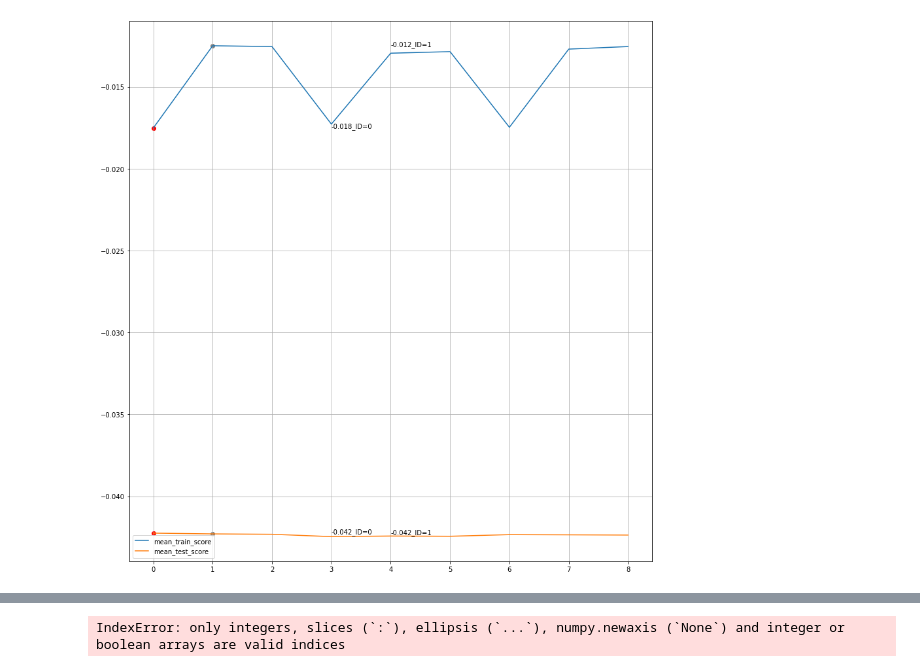
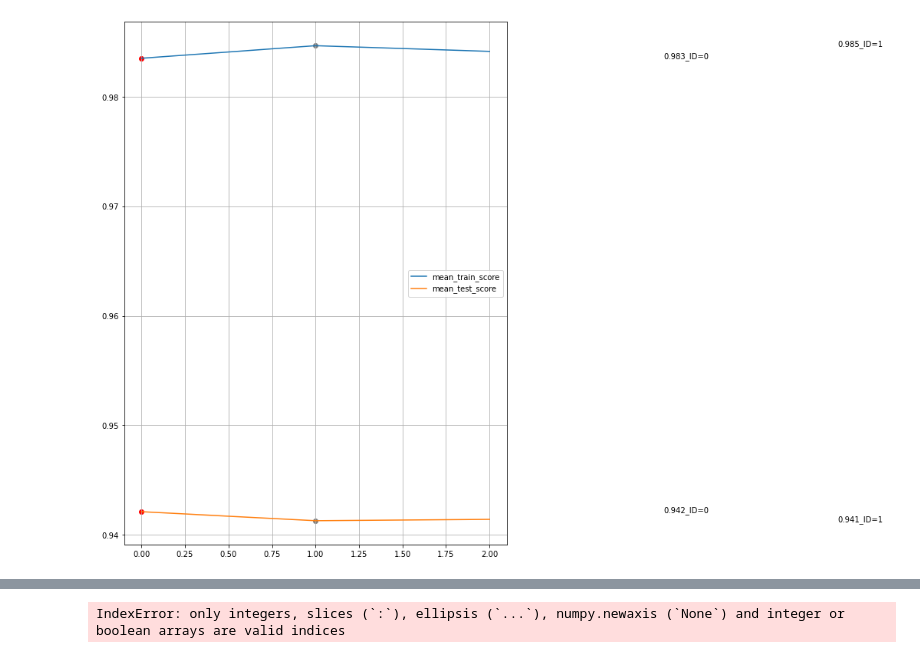
Before and after one commit to OviOvocny/dr-playground, a Jupyter notebook: Radek-Playground.ipynb, the cells around one changed output, grey strips where cells are left out. Drawn from its saved outputs; the diff is of its cells as text; code cells hidden in the pictures.

```diff
--- a/Radek-Playground.ipynb
+++ b/Radek-Playground.ipynb
@@ -134,26 +131,27 @@ from sklearn.model_selection import cross_val_score
 from xgboost import XGBClassifier
 
 params = {
-    "eta": 0.15,
+    "eta": 0.21,
     "objective": "binary:logistic",
     "tree_method": "gpu_hist",
-    #"predictor": "gpu_predictor"
+    "predictor": "gpu_predictor",
+
+    "max_depth": 9,
+    "min_child_weight": 2,
+    "sampling_method": "gradient_based",
+    "subsample": 0.6,
+    "gamma": 0.19,
+    "grow_policy": "depthwise",
+    "max_bin": 2048,
+    "lambda": 1.0,
+    "alpha": 0.0,
+    "n_estimators": 300
 }
-trees = 250
 
 clf = XGBClassifier(**params)
 
 grid = {
-    "max_depth": [9],
-    "min_child_weight": [2],
-    "sampling_method": ["gradient_based"],
-    "subsample": [0.6],
-    "gamma": [0.1],
-    "grow_policy": ["lossguide"],
-    "max_bin": [512],
-    "n_estimators": [240, 350, 500],
-    "lambda": [1.0],
-    "alpha": [0.0]
+    "lambda": [1.0, 1.05, 1.1],
 }
 
 cv = StratifiedKFold(n_splits=5, shuffle=True, random_state=7)
@@ -162,7 +160,8 @@ grid_search = GridSearchCV(estimator=clf,
                            param_grid=grid,
                            #n_jobs=-1,
                            cv=cv,
-                           scoring='neg_log_loss',#'f1',
+                           #scoring='neg_log_loss',#'f1',
+                           scoring='f1',
                            verbose=3,
                            return_train_score=True)
 
@@ -198,35 +196,35 @@ from numpy.ma import masked_array
 from numpy import *
 
 col_names = ['mean_train_score', 'mean_test_score']
 means_df = scores[col_names]
 ax = means_df.plot(kind='line', grid=True)
 
 
 from matplotlib import pyplot as plt
-plt.rcParams["figure.figsize"] = [12, 12]
+plt.rcParams["figure.figsize"] = [10, 10]
 plt.rcParams["figure.autolayout"] = True
 
 #plt.rcParams["figure.dpi"] = 800
 
 max_ids = means_df.idxmax(axis=0)
 
 for i in range(len(max_ids)):
     for col_name in col_names:
         value = means_df[col_name][max_ids[i]]
         id = max_ids[i]
 
         color = 'r' if max_ids[i] == max_ids['mean_test_score'] else 'grey'
 
         ax.scatter([id], [value],
                    marker='o',
                    color=color,
                    label='point',)
 
         ax.annotate(str(round(value, 3))+"_ID="+str(id),
                     (id, value),
                     xytext=(id+3, value))
 # %% [output]
-[figure, old version]
+[figure, new version]
 # %%
 
 scores
```
Also changed, not shown: parts of 9 cells of this notebook, 1 other file.
